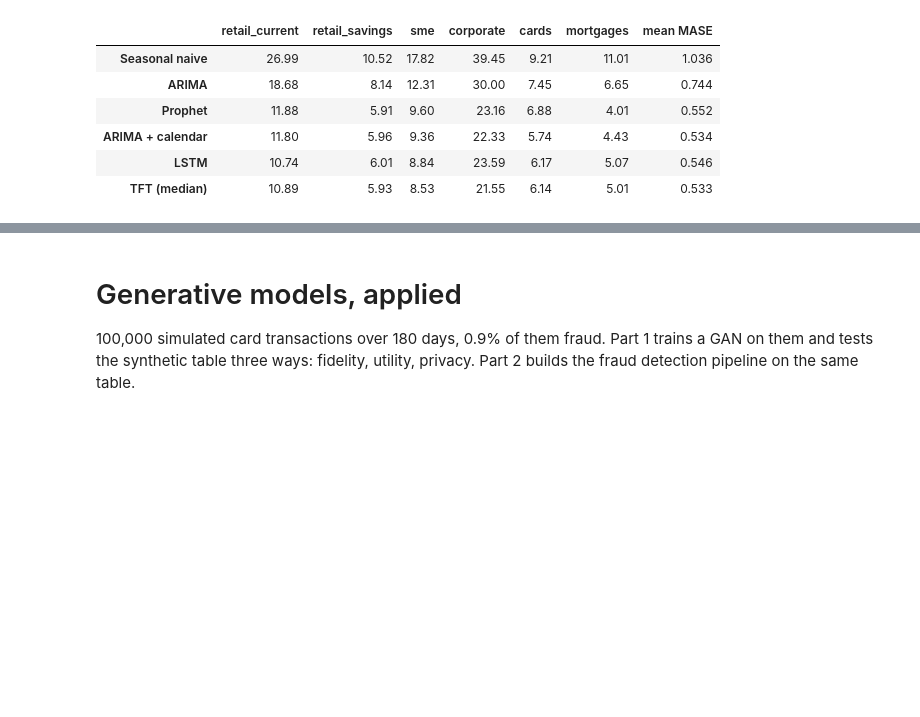
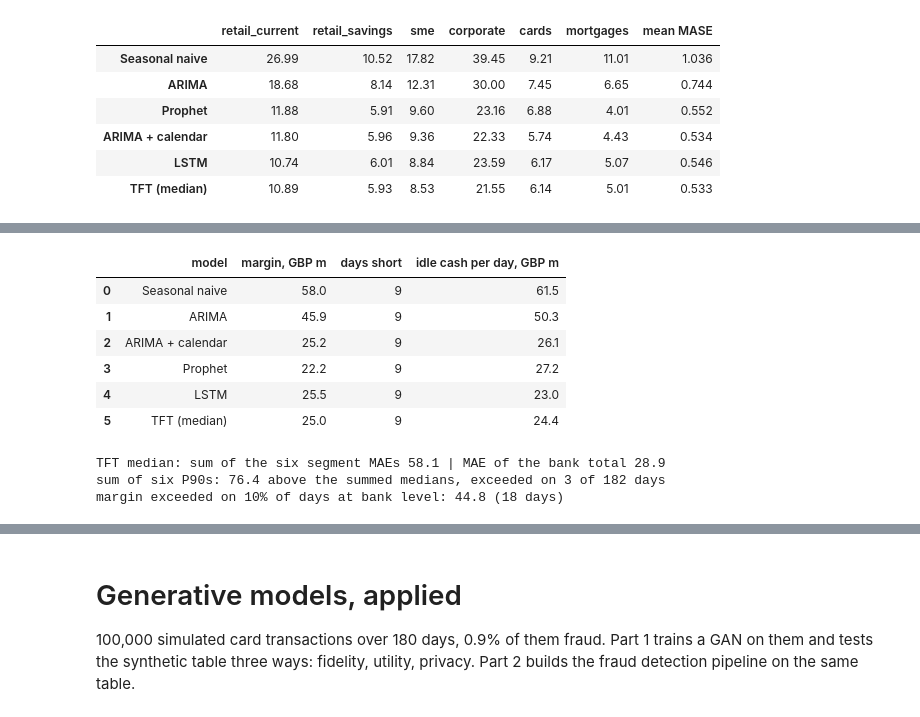
Before and after one commit to iitm-da/finance-ml, a Jupyter notebook: forecasting_and_generative_models.ipynb, the cells around one changed output, grey strips where cells are left out. Saved outputs shown, nothing was run; the diff lists cells and outputs as text; code cells hidden in the pictures; blank space fills up the shorter version.

```diff
--- a/forecasting_and_generative_models.ipynb
+++ b/forecasting_and_generative_models.ipynb
@@ -402,0 +429,41 @@ tab
+# %%
+# 2. the margin each model needs: hold forecast + margin, and choose the margin that leaves 9 of 182 days short
+rows = []
+ERR = {}
+for k in FC:
+    e = (ACT[:, :, j] - FC[k][:, :, j]).ravel()              # positive: more went out than forecast
+    c = float(np.quantile(e, 0.95, method='higher'))
+    rows.append([NAMES[k], round(c, 1), int((e > c).sum()), round(float(np.clip(c - e, 0, None).mean()), 1)])
+    ERR[k] = e.round(1).tolist()
+mg = pd.DataFrame(rows, columns=['model', 'margin, GBP m', 'days short', 'idle cash per day, GBP m'])
+APP['margin'] = rows; APP['err'] = ERR; APP['mean_out'] = round(float(ACT[:, :, j].mean()), 1)
+mg
+# %% [output]
+|  | model | margin, GBP m | days short | idle cash per day, GBP m |
+| 0 | Seasonal naive | 58.0 | 9 | 61.5 |
+| 1 | ARIMA | 45.9 | 9 | 50.3 |
+| 2 | ARIMA + calendar | 25.2 | 9 | 26.1 |
+| 3 | Prophet | 22.2 | 9 | 27.2 |
+| 4 | LSTM | 25.5 | 9 | 23.0 |
+| 5 | TFT (median) | 25.0 | 9 | 24.4 |
+# %%
+# 3. the whole bank: add the six segments
+tot = ACT.sum(axis=2); p50 = Q[..., 1].sum(axis=2); p90 = Q[..., 2].sum(axis=2)
+seg_mae = np.abs(FC['tft'] - ACT).mean(axis=(0, 1))
+e_tot = (tot - p50).ravel()
+need = float(np.quantile(e_tot, 0.90, method='higher'))
+APP['bank'] = {'seg_mae': seg_mae.round(1).tolist(), 'sum_seg_mae': round(float(seg_mae.sum()), 1),
+               'mae_total': round(float(np.abs(FC['tft'].sum(axis=2) - tot).mean()), 1),
+               'seg_margin': (Q[..., 2] - Q[..., 1]).mean(axis=(0, 1)).round(1).tolist(),
+               'sum_margin': round(float((p90 - p50).mean()), 1), 'above_sum_p90': int((tot > p90).sum()),
+               'need_margin': round(need, 1), 'above_need': int((e_tot > need).sum()),
+               'mean_total': round(float(tot.mean()), 1)}
+print('TFT median: sum of the six segment MAEs %.1f | MAE of the bank total %.1f'
+      % (APP['bank']['sum_seg_mae'], APP['bank']['mae_total']))
+print('sum of six P90s: %.1f above the summed medians, exceeded on %d of %d days'
+      % (APP['bank']['sum_margin'], APP['bank']['above_sum_p90'], n_days))
+print('margin exceeded on 10%% of days at bank level: %.1f (%d days)' % (need, APP['bank']['above_need']))
+# %% [output]
+TFT median: sum of the six segment MAEs 58.1 | MAE of the bank total 28.9
+sum of six P90s: 76.4 above the summed medians, exceeded on 3 of 182 days
+margin exceeded on 10% of days at bank level: 44.8 (18 days)
```
Also changed, not shown: parts of 3 cells of this notebook, 7 other files.
